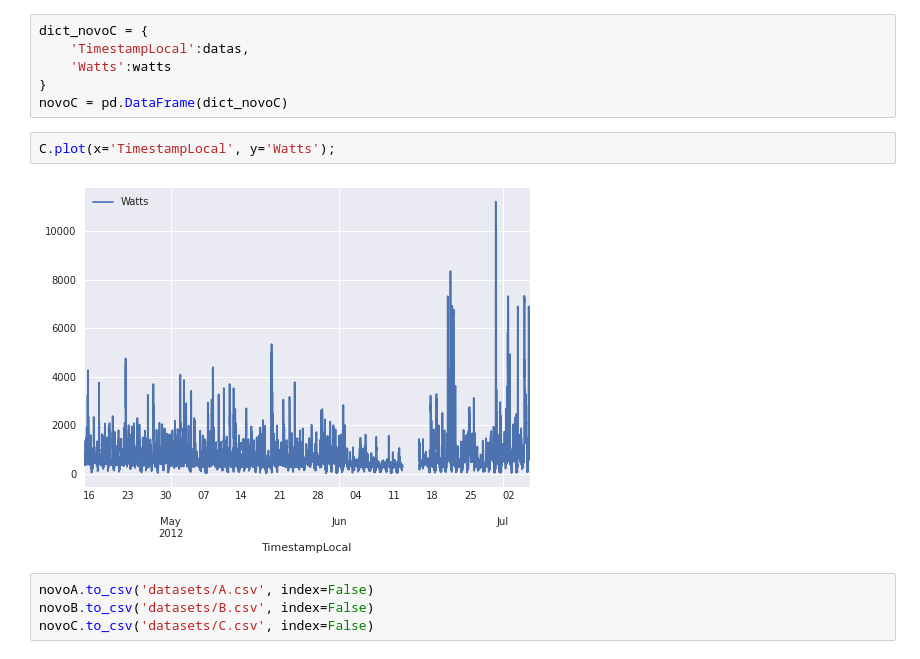
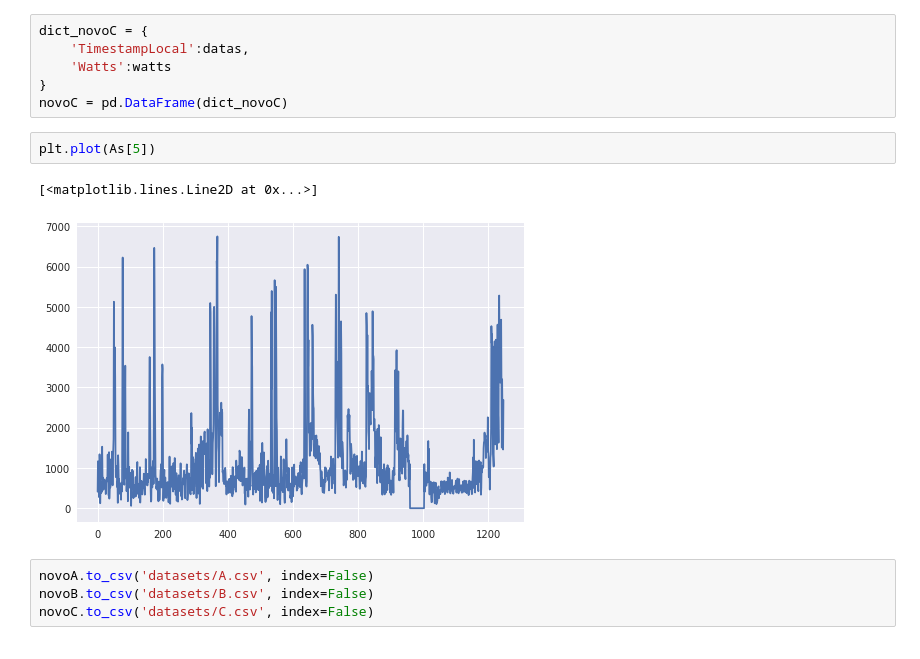
Before and after one commit to ifribeiro/consumo_casas, a Jupyter notebook: gans_casas.ipynb, the cells around one changed output. Drawn from its saved outputs; the diff is of its cells as text.

```diff
--- a/gans_casas.ipynb
+++ b/gans_casas.ipynb
@@ -93,10 +114,11 @@ dict_novoC = {
     'Watts':watts
 }
 novoC = pd.DataFrame(dict_novoC)
-# %%
-C.plot(x='TimestampLocal', y='Watts');
-# %% [output]
-[figure, removed]
+# %%
+plt.plot(As[5])
+# %% [output]
+[<matplotlib.lines.Line2D at 0x...>]
+[figure, added]
 # %%
 novoA.to_csv('datasets/A.csv', index=False)
 novoB.to_csv('datasets/B.csv', index=False)
```
Also changed, not shown: parts of 23 cells of this notebook, 21 other files.
